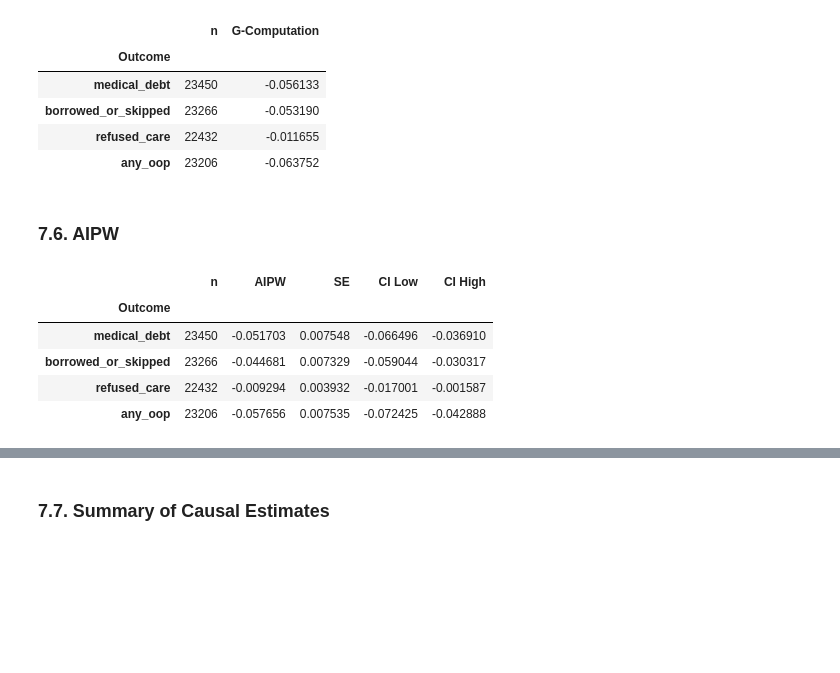
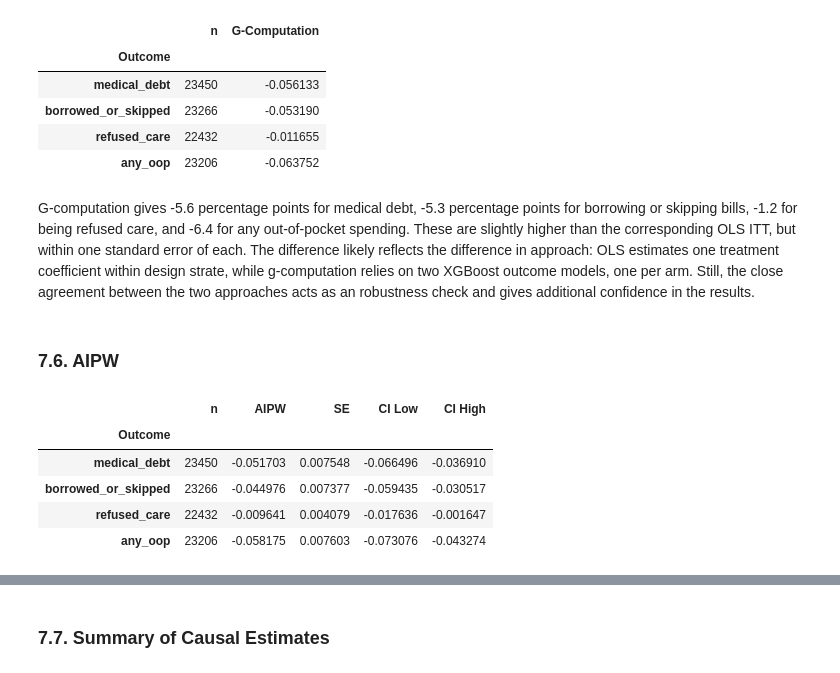
Before and after one commit to chaycereed/ohie-medicaid-policy-simulation, a Jupyter notebook: notebook/ohie_medicaid_policy_simulation.ipynb, the cells around one changed output, grey strips where cells are left out. Cells and saved outputs as stored; diff of their text form; code cells hidden in the pictures; blank space fills up the shorter version.

```diff
--- a/notebook/ohie_medicaid_policy_simulation.ipynb
+++ b/notebook/ohie_medicaid_policy_simulation.ipynb
@@ -1215,7 +1256,9 @@ oof.describe().T
 # To do this, we will create a plot to visualize sensitivity and specificity for each model
 # Since we want to prioritize sensitivity (avoiding false negatives), lets select a threshold that
 # maintains high sensitivity, at a slight cost of specifcity (compared to Youden's J)
-chosen_threshold = 0.55
+# Note: To learn how to create a plot visualizing the sensitivity/specificity tradeoff
+  # Claude Fable 5. Based on the response to prompt: "Instead of using F1-maximization or Youden's J, I want to select the threshold based on a sensitvity-specificty tradeoff, based on the studies goals (prioritze sensitivity, without losing too much specificity)"
+chosen_threshold = 0.53
 fig, axes = plt.subplots(1, 3, figsize = (15, 5), sharey = True)
 # For each model, lets create a sensitivity vs specificity plot
 for ax, name in zip(axes, classification_models):
@@ -1491,7 +1573,6 @@ for variable in balance_variables:
         "Variable": variable,
         "Control Mean": cf.loc[cf[treatment] == 0, variable].mean(),
         "Treatment Mean": cf.loc[cf[treatment] == 1, variable].mean(),
-        "Difference": m.params[treatment],
         "SE": m.bse[treatment],
         "p": m.pvalues[treatment]
     })
@@ -1530,22 +1613,30 @@ check("COVARIATE BALANCE P-VALUE CHECK", f_test.pvalue > 0.05, f"p = {float(f_te
 ### 7.3. Intention-to-Treat (ITT): OLS
 # %%
 # Now, lets perform our intention-to-treat analysis, which measures the effect of a lottery offer for each outcome
+# Note: To learn how to perform weighted OLS as the intention-to-treat effect baseline
+  # Claude Fable 5. Based on the response to prompt: "How can I perform a basic intention-to-treat causal analysis, including weights and design fixed effects"
+# Loop through each of our four outcomes, performing weighted OLS for each and saving the results in a list
 rows = []
 for loop_outcome in outcomes:
+    # Drop outcome-specific missing observations
     d = cf.dropna(subset = [loop_outcome])
+    # Perform weighted OLS, using the current loop's outcome, treatment (lottery offer), design fixed effects, and survey weights
     m = smf.wls(f"{loop_outcome} ~ {treatment} + {design_fe}", data = d, weights = d["weight"]).fit(cov_type = "cluster", cov_kwds = {"groups": d["household_id"]})
+    # Add this outcomes results to a list, including the mean values for each group (control vs treatment)
     rows.append({
         "Outcome": loop_outcome,
         "n": len(d),
         "ITT": m.params[treatment],
         "Control Mean": np.average(d.loc[d[treatment] == 0, loop_outcome], weights = d.loc[d[treatment] == 0, "weight"]),
         "Treatment Mean": np.average(d.loc[d[treatment] == 1, loop_outcome], weights = d.loc[d[treatment] == 1, "weight"]),
+        "Raw Difference": np.average(d.loc[d[treatment] == 0, loop_outcome], weights = d.loc[d[treatment] == 0, "weight"]) -  np.average(d.loc[d[treatment] == 1, loop_outcome], weights = d.loc[d[treatment] == 1, "weight"]),
         "SE": m.bse[treatment],
         "CI Low": m.conf_int().loc[treatment, 0],
         "CI High": m.conf_int().loc[treatment, 1],
         "p": m.pvalues[treatment]
     })
 
+# Combine into a single table, one row per outcome
 itt = pd.DataFrame(rows).set_index("Outcome").round(4)
 itt
 # %% [output]
@@ -1625,49 +1743,61 @@ gcomp
 | borrowed_or_skipped | 23266 | -0.053190 |
 | refused_care | 22432 | -0.011655 |
 | any_oop | 23206 | -0.063752 |
+# %% [markdown]
+G-computation gives -5.6 percentage points for medical debt, -5.3 percentage points for borrowing or skipping bills, -1.2 for being refused care, and -6.4 for any out-of-pocket spending. These are slightly higher than the corresponding OLS ITT, but within one standard error of each. The difference likely reflects the difference in approach: OLS estimates one treatment coefficient within design strate, while g-computation relies on two XGBoost outcome models, one per arm. Still, the close agreement between the two approaches acts as an robustness check and gives additional confidence in the results.
 # %% [markdown]
 ### 7.6. AIPW
 # %%
+# Now, lets estimate the ITT by AIPW
+# Note: To learn how to perform AIPW
+  # Claude Fable 5. Based on the response to prompt: "Now, I want to perform AIPW to estimate the causal effect of a lottery offer."
+# First, lets create a reusable helper function for survey-weighted mean and household-clustered standard error
 def clustered_se(scores, weights, clusters):
     s = pd.DataFrame({"sw": scores * weights, "w": weights, "g": clusters}).groupby("g").sum()
     n_g = len(s)
+    # Weighted mean of the scores
     est = s["sw"].sum() / s["w"].sum()
+    # Household-level residuals from the weighted mean, with a small-sample correction
     resid = s["sw"] - est * s["w"]
     return est, np.sqrt(n_g / (n_g - 1) * (resid ** 2).sum()) / s["w"].sum()
 
 # AIPW for the effect of a lottery offer on medical debt
 e_fit = df.loc[fit_data, "e_offer"]
 e_c = e_fit.to_numpy()
 
+# Loop through each outcome of interest, performing AIPW for each
 aipw_rows = []
 for loop_outcome in outcomes:
+    # Reuse the cross-fitted potential outcome prediction from g-computation
     mu0, mu1, obs = mu[loop_outcome]
     y_c = df.loc[fit_data, loop_outcome].to_numpy(dtype = float)
 
+    # Calculate our doubly robust scores, using the model prediction and the propensity-weighted residual for the arm actually observed
+    # If the outcome model is wrong, the residual term corrects it, if the propensity score is wrong, the model term still holds
     gamma0 = mu0 + (1 - t_c) * (y_c - mu0) / (1 - e_c)
     gamma1 = mu1 + t_c * (y_c - mu1) / e_c
     psi = gamma1 - gamma0
-
-    est, se = clustered_se(psi, w_c, groups_fit.to_numpy())
+    est, se = clustered_se(psi[obs], w_c[obs], groups_fit.to_numpy()[obs])
     aipw_rows.append({
         "Outcome": loop_outcome,
         "n": obs.sum(),
         "AIPW": est,
         "SE": se,
         "CI Low": est - 1.96 * se,
         "CI High": est + 1.96 * se
     })
 
     # Lets also save the primary outcome scores for the policy simulation later on
     if loop_outcome == outcome:
-        gamme0_primary, gamma1_primary, psi_primary = gamma0, gamma1, psi
+        gamma0_primary, gamma1_primary, psi_primary = gamma0, gamma1, psi
 
+# Combine into a single table, one row per outcome
 aipw = pd.DataFrame(aipw_rows).set_index("Outcome")
 aipw
 # %% [output]
 |  | n | AIPW | SE | CI Low | CI High |
 | Outcome |  |  |  |  |  |
 | medical_debt | 23450 | -0.051703 | 0.007548 | -0.066496 | -0.036910 |
-| borrowed_or_skipped | 23266 | -0.044681 | 0.007329 | -0.059044 | -0.030317 |
-| refused_care | 22432 | -0.009294 | 0.003932 | -0.017001 | -0.001587 |
-| any_oop | 23206 | -0.057656 | 0.007535 | -0.072425 | -0.042888 |
+| borrowed_or_skipped | 23266 | -0.044976 | 0.007377 | -0.059435 | -0.030517 |
+| refused_care | 22432 | -0.009641 | 0.004079 | -0.017636 | -0.001647 |
+| any_oop | 23206 | -0.058175 | 0.007603 | -0.073076 | -0.043274 |
```
Also changed, not shown: parts of 46 cells of this notebook.
